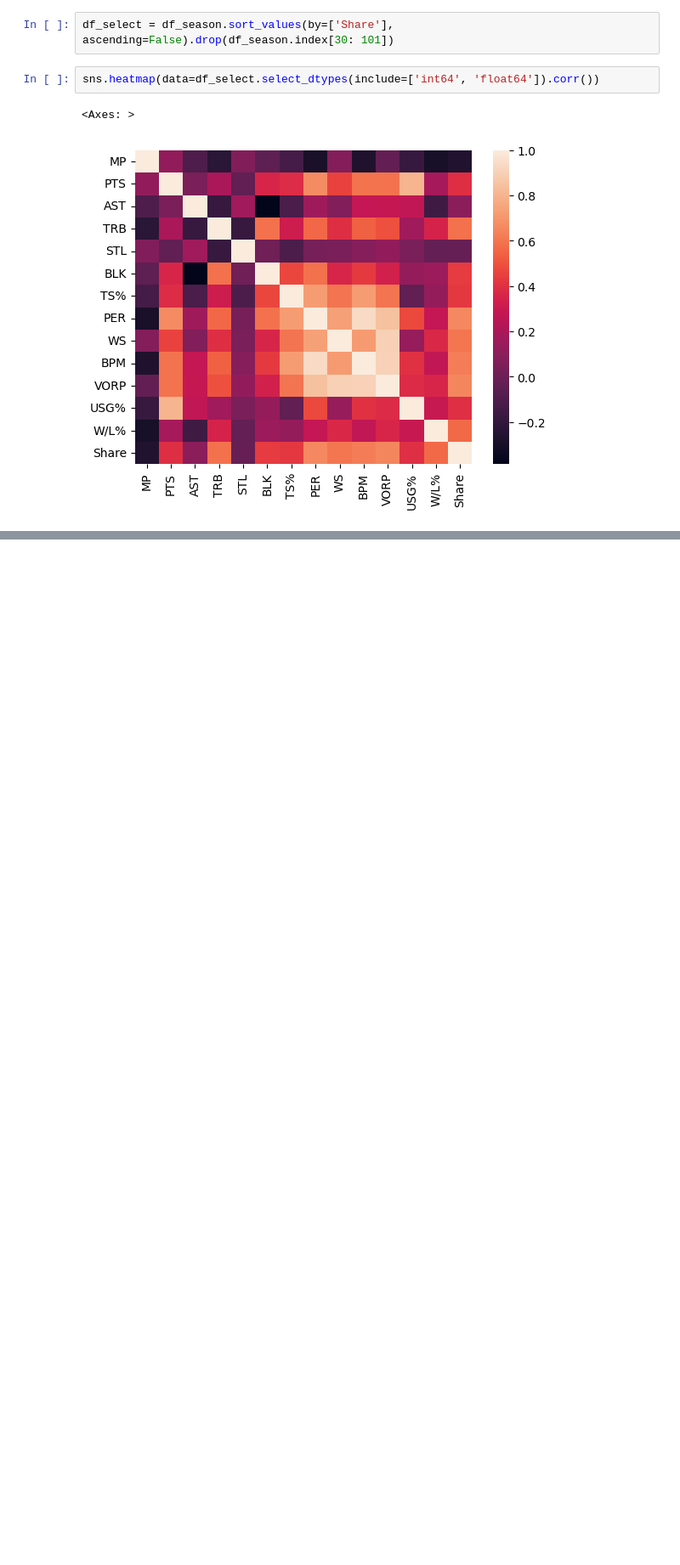
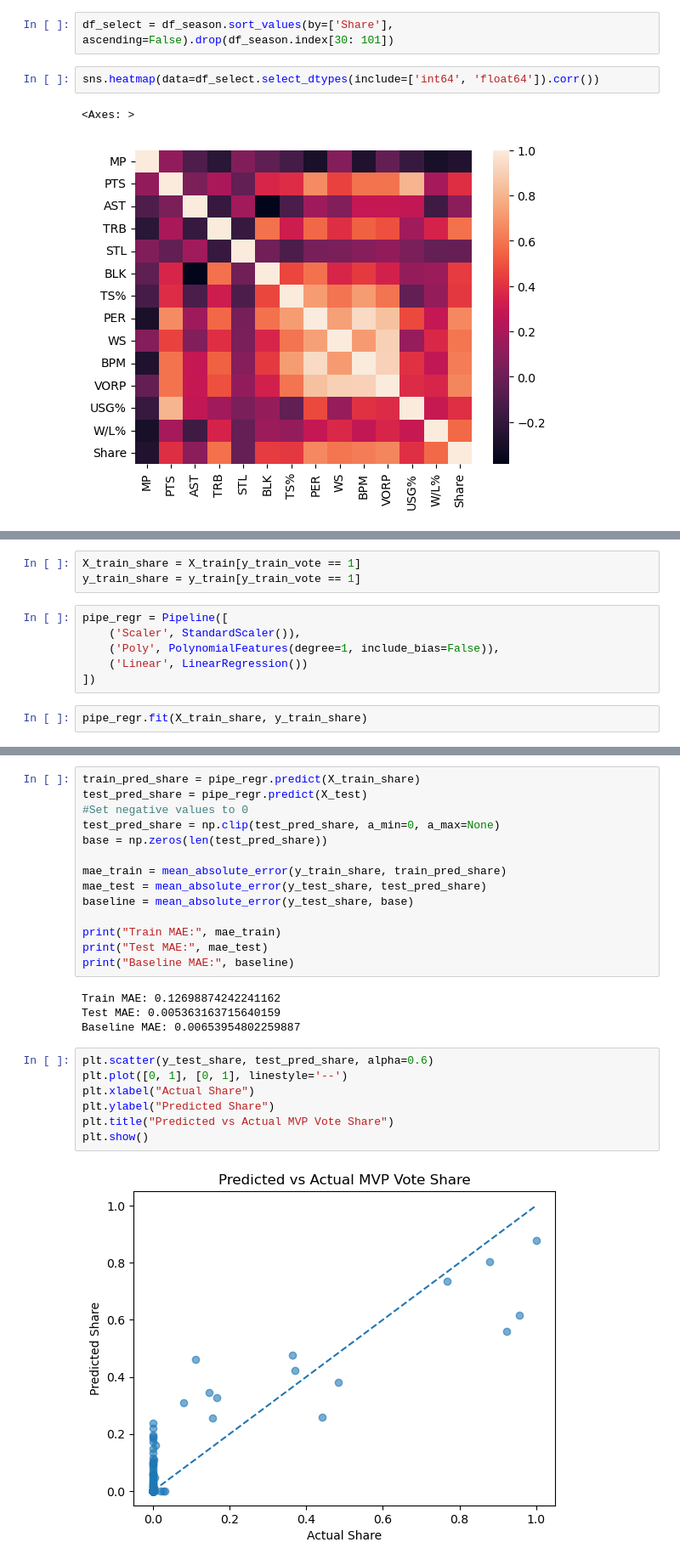
Before and after one commit to esencela/NBA_MVP_Predictor, a Jupyter notebook: notebooks/data_exploration.ipynb, the cells around one changed output, grey strips where cells are left out. Shown: that part at 85% size. Cells and saved outputs as stored; diff of their text form; blank space fills up the shorter version.

```diff
--- a/notebooks/data_exploration.ipynb
+++ b/notebooks/data_exploration.ipynb
@@ -363,0 +580,11 @@ sns.heatmap(data=df_select.select_dtypes(include=['int64', 'float64']).corr())
+# %%
+X_train_share = X_train[y_train_vote == 1]
+y_train_share = y_train[y_train_vote == 1]
+# %%
+pipe_regr = Pipeline([
+    ('Scaler', StandardScaler()),
+    ('Poly', PolynomialFeatures(degree=1, include_bias=False)),
+    ('Linear', LinearRegression())
+])
+# %%
+pipe_regr.fit(X_train_share, y_train_share)
@@ -363,0 +595,27 @@ sns.heatmap(data=df_select.select_dtypes(include=['int64', 'float64']).corr())
+# %%
+train_pred_share = pipe_regr.predict(X_train_share)
+test_pred_share = pipe_regr.predict(X_test)
+#Set negative values to 0
+test_pred_share = np.clip(test_pred_share, a_min=0, a_max=None)
+base = np.zeros(len(test_pred_share))
+
+mae_train = mean_absolute_error(y_train_share, train_pred_share)
+mae_test = mean_absolute_error(y_test_share, test_pred_share)
+baseline = mean_absolute_error(y_test_share, base)
+
+print("Train MAE:", mae_train)
+print("Test MAE:", mae_test)
+print("Baseline MAE:", baseline)
+# %% [output]
+Train MAE: 0.12698874242241162
+Test MAE: 0.005363163715640159
+Baseline MAE: 0.00653954802259887
+# %%
+plt.scatter(y_test_share, test_pred_share, alpha=0.6)
+plt.plot([0, 1], [0, 1], linestyle='--')
+plt.xlabel("Actual Share")
+plt.ylabel("Predicted Share")
+plt.title("Predicted vs Actual MVP Vote Share")
+plt.show()
+# %% [output]
+[figure, added]
```
Also changed, not shown: parts of 22 cells of this notebook.
